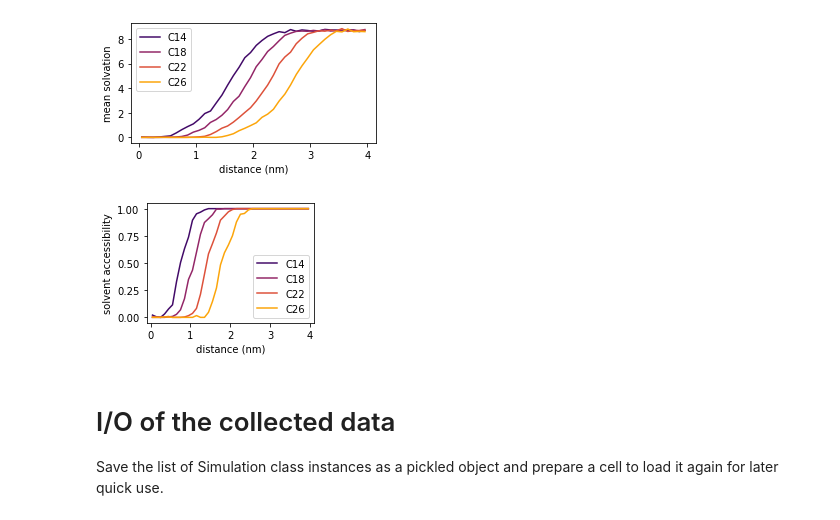
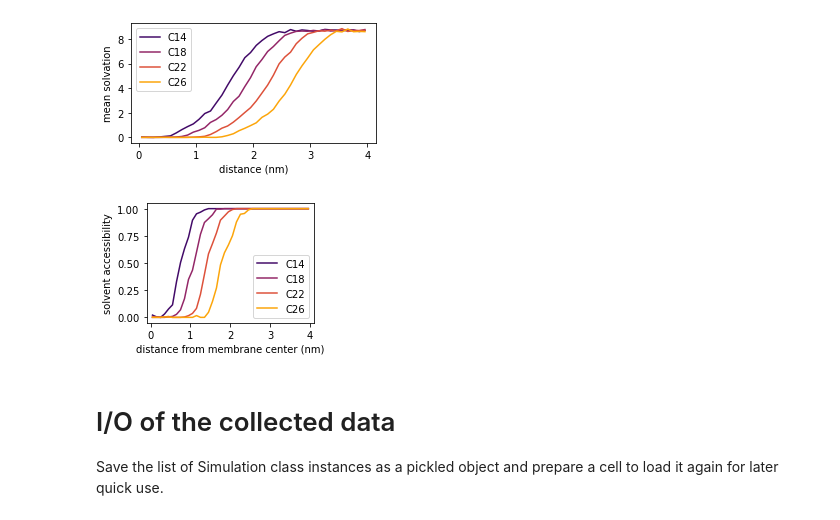
Before and after one commit to jmelcr/permeability, a Jupyter notebook: martini3/cholesterol00p_PC_variousTails_sims/membrane_thickness_unsaturated_tails/plot_mean_solvation_of_x_all_sims.ipynb, the cells around one changed output. Cells and saved outputs as stored; diff of their text form; code cells hidden in the pictures.

Commit message:
solv-access., various Tails - update figures and notebooks

```diff
--- a/martini3/cholesterol00p_PC_variousTails_sims/membrane_thickness_unsaturated_tails/plot_mean_solvation_of_x_all_sims.ipynb
+++ b/martini3/cholesterol00p_PC_variousTails_sims/membrane_thickness_unsaturated_tails/plot_mean_solvation_of_x_all_sims.ipynb
@@ -208,20 +208,20 @@ fig.figure.savefig("mean_solvation_profiles.png", dpi=150, bbox_inches='tight')
 # %%
 # make a plot of the solvatation profile for each simulation
 for sim in sims:
     if True:   #any(x in sim.dirname for x in selected_particles):
         try:
             fig = sim.plot_mean_solv_profile(plt_label=sim.label, plt_solvdeg=True)
         except:
             pass
 
 fig.figure.set_size_inches([3.0,2.2])
-fig.set_xlabel("distance (nm)")
+fig.set_xlabel("distance from membrane center (nm)")
 fig.set_ylabel("solvent accessibility")
 
 fig.set_xlim([-0.1, 4.1])
 fig.figure.savefig("solvent_accessibility_profiles.png", dpi=150, bbox_inches='tight')
 # %% [output]
-[figure, old version]
+[figure, new version]
 # %% [markdown]
 # I/O of the collected data
 
```
Also changed, not shown: 4 other files.
